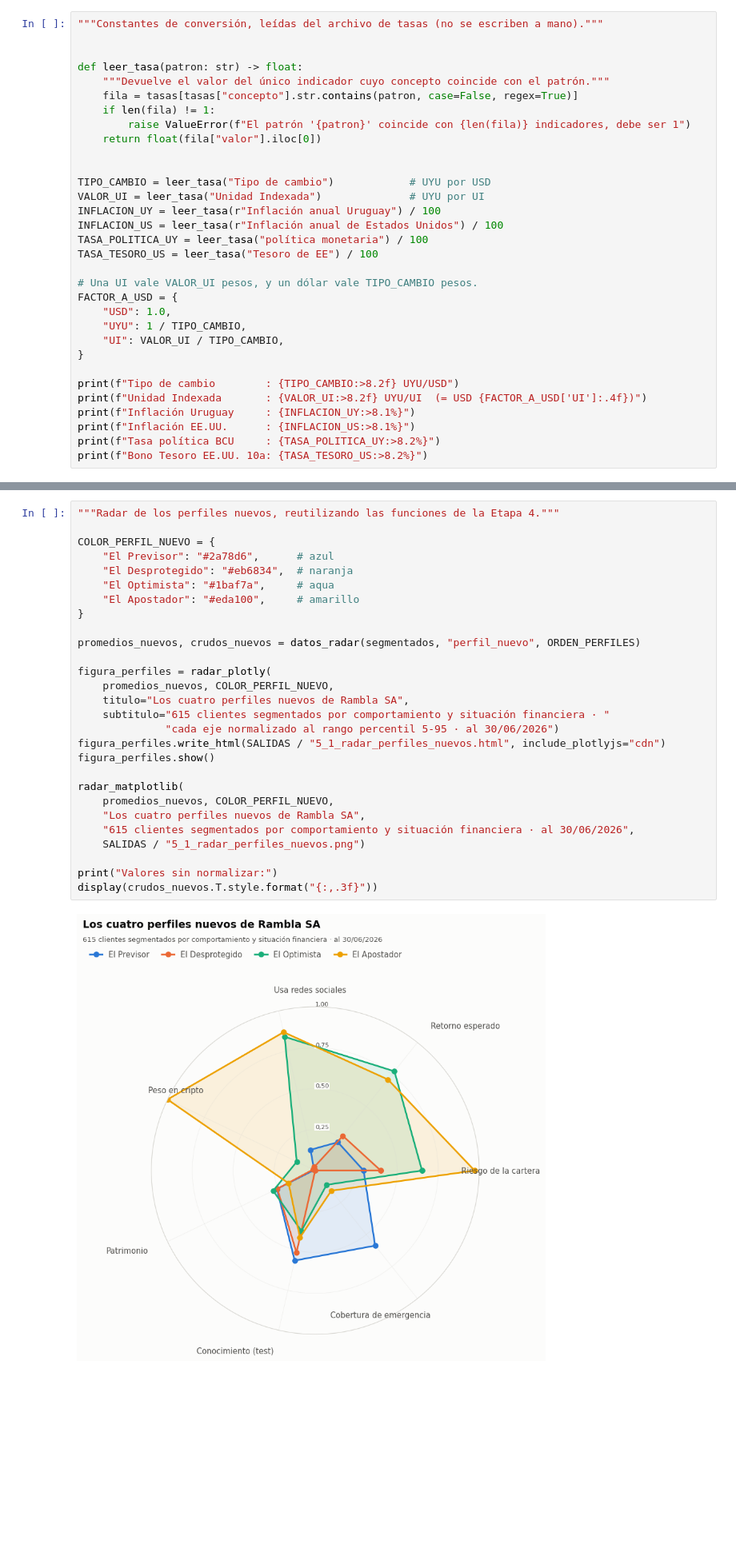
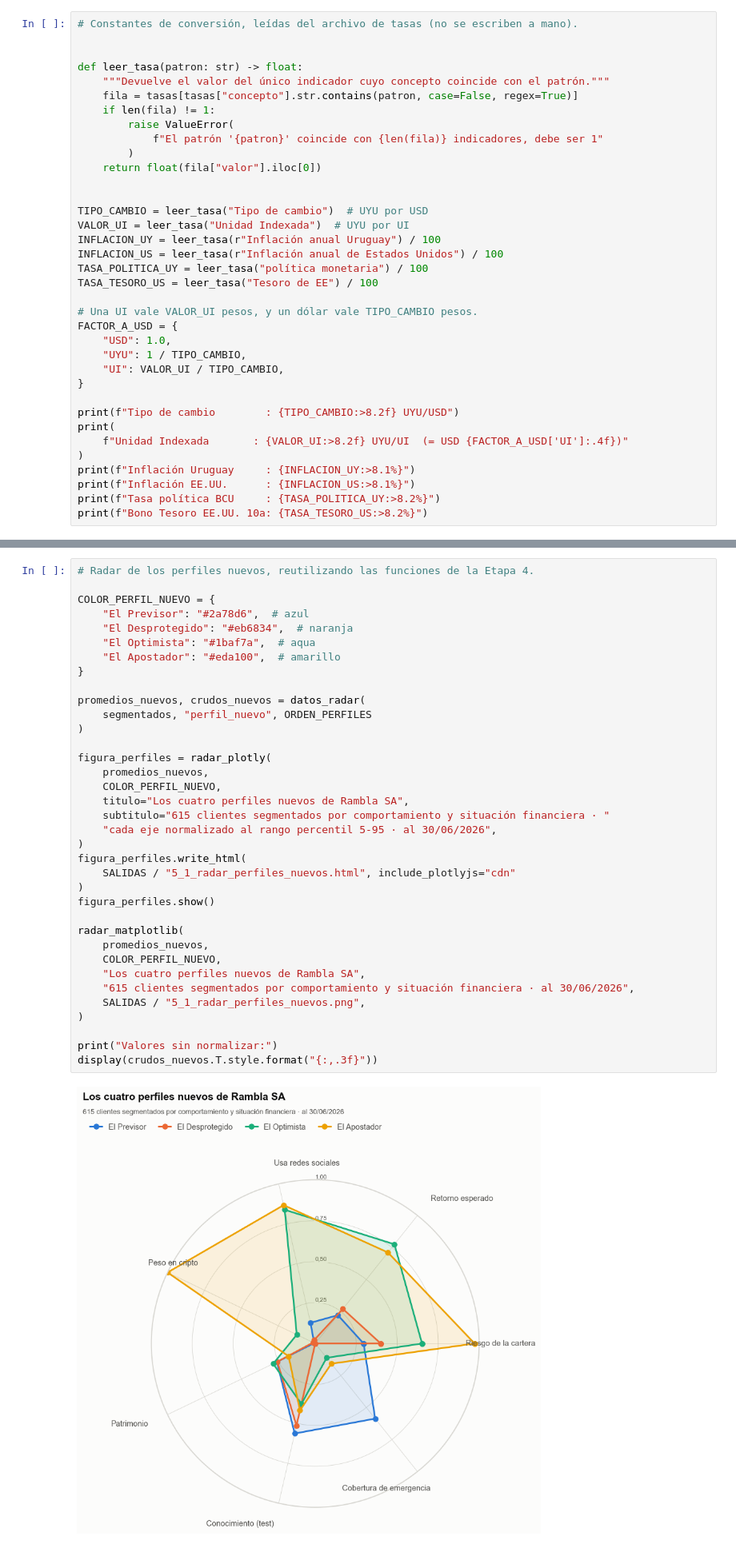
Before and after one commit to priscilagerlach9-lgtm/proyecto-final-gerlach, a Jupyter notebook: notebooks/proyecto_final_rambla.ipynb, the cells around one changed output, grey strips where cells are left out. Shown at 80% size. Cells and saved outputs as stored; diff of their text form; blank space fills up the shorter version.

```diff
--- a/notebooks/proyecto_final_rambla.ipynb
+++ b/notebooks/proyecto_final_rambla.ipynb
@@ -1664,19 +2318,21 @@ medir cuánto vale hoy la cartera de cada cliente para compararla entre clientes
 reconstruir el valor histórico de cada compra. Usar el tipo de cambio del día de cada
 operación mezclaría el efecto de la decisión de inversión con el efecto de cuándo se hizo.
 # %%
-"""Constantes de conversión, leídas del archivo de tasas (no se escriben a mano)."""
+# Constantes de conversión, leídas del archivo de tasas (no se escriben a mano).
 
 
 def leer_tasa(patron: str) -> float:
     """Devuelve el valor del único indicador cuyo concepto coincide con el patrón."""
     fila = tasas[tasas["concepto"].str.contains(patron, case=False, regex=True)]
     if len(fila) != 1:
-        raise ValueError(f"El patrón '{patron}' coincide con {len(fila)} indicadores, debe ser 1")
+        raise ValueError(
+            f"El patrón '{patron}' coincide con {len(fila)} indicadores, debe ser 1"
+        )
     return float(fila["valor"].iloc[0])
 
 
-TIPO_CAMBIO = leer_tasa("Tipo de cambio")            # UYU por USD
-VALOR_UI = leer_tasa("Unidad Indexada")              # UYU por UI
+TIPO_CAMBIO = leer_tasa("Tipo de cambio")  # UYU por USD
+VALOR_UI = leer_tasa("Unidad Indexada")  # UYU por UI
 INFLACION_UY = leer_tasa(r"Inflación anual Uruguay") / 100
 INFLACION_US = leer_tasa(r"Inflación anual de Estados Unidos") / 100
 TASA_POLITICA_UY = leer_tasa("política monetaria") / 100
@@ -1690,7 +2346,9 @@ FACTOR_A_USD = {
 }
 
 print(f"Tipo de cambio        : {TIPO_CAMBIO:>8.2f} UYU/USD")
-print(f"Unidad Indexada       : {VALOR_UI:>8.2f} UYU/UI  (= USD {FACTOR_A_USD['UI']:.4f})")
+print(
+    f"Unidad Indexada       : {VALOR_UI:>8.2f} UYU/UI  (= USD {FACTOR_A_USD['UI']:.4f})"
+)
 print(f"Inflación Uruguay     : {INFLACION_UY:>8.1%}")
 print(f"Inflación EE.UU.      : {INFLACION_US:>8.1%}")
 print(f"Tasa política BCU     : {TASA_POLITICA_UY:>8.2%}")
@@ -5068,35 +6674,43 @@ El mismo radar de la Etapa 4, ahora con los perfiles nuevos. Es el gráfico de l
 presentación: muestra en qué se diferencian los cuatro segmentos sobre las dimensiones que
 importan para asesorarlos.
 # %%
-"""Radar de los perfiles nuevos, reutilizando las funciones de la Etapa 4."""
+# Radar de los perfiles nuevos, reutilizando las funciones de la Etapa 4.
 
 COLOR_PERFIL_NUEVO = {
-    "El Previsor": "#2a78d6",      # azul
+    "El Previsor": "#2a78d6",  # azul
     "El Desprotegido": "#eb6834",  # naranja
-    "El Optimista": "#1baf7a",     # aqua
-    "El Apostador": "#eda100",     # amarillo
+    "El Optimista": "#1baf7a",  # aqua
+    "El Apostador": "#eda100",  # amarillo
 }
 
-promedios_nuevos, crudos_nuevos = datos_radar(segmentados, "perfil_nuevo", ORDEN_PERFILES)
+promedios_nuevos, crudos_nuevos = datos_radar(
+    segmentados, "perfil_nuevo", ORDEN_PERFILES
+)
 
 figura_perfiles = radar_plotly(
-    promedios_nuevos, COLOR_PERFIL_NUEVO,
+    promedios_nuevos,
+    COLOR_PERFIL_NUEVO,
     titulo="Los cuatro perfiles nuevos de Rambla SA",
     subtitulo="615 clientes segmentados por comportamiento y situación financiera · "
-              "cada eje normalizado al rango percentil 5-95 · al 30/06/2026")
-figura_perfiles.write_html(SALIDAS / "5_1_radar_perfiles_nuevos.html", include_plotlyjs="cdn")
+    "cada eje normalizado al rango percentil 5-95 · al 30/06/2026",
+)
+figura_perfiles.write_html(
+    SALIDAS / "5_1_radar_perfiles_nuevos.html", include_plotlyjs="cdn"
+)
 figura_perfiles.show()
 
 radar_matplotlib(
-    promedios_nuevos, COLOR_PERFIL_NUEVO,
+    promedios_nuevos,
+    COLOR_PERFIL_NUEVO,
     "Los cuatro perfiles nuevos de Rambla SA",
     "615 clientes segmentados por comportamiento y situación financiera · al 30/06/2026",
-    SALIDAS / "5_1_radar_perfiles_nuevos.png")
+    SALIDAS / "5_1_radar_perfiles_nuevos.png",
+)
 
 print("Valores sin normalizar:")
 display(crudos_nuevos.T.style.format("{:,.3f}"))
 # %% [output]
-[figure, old version]
+[figure, new version]
 Valores sin normalizar:
 | perfil_nuevo | El Previsor | El Desprotegido | El Optimista | El Apostador |
 | Riesgo de la cartera | 1.970 | 2.314 | 3.193 | 4.604 |
```
Also changed, not shown: parts of 109 cells of this notebook, 13 other files.
